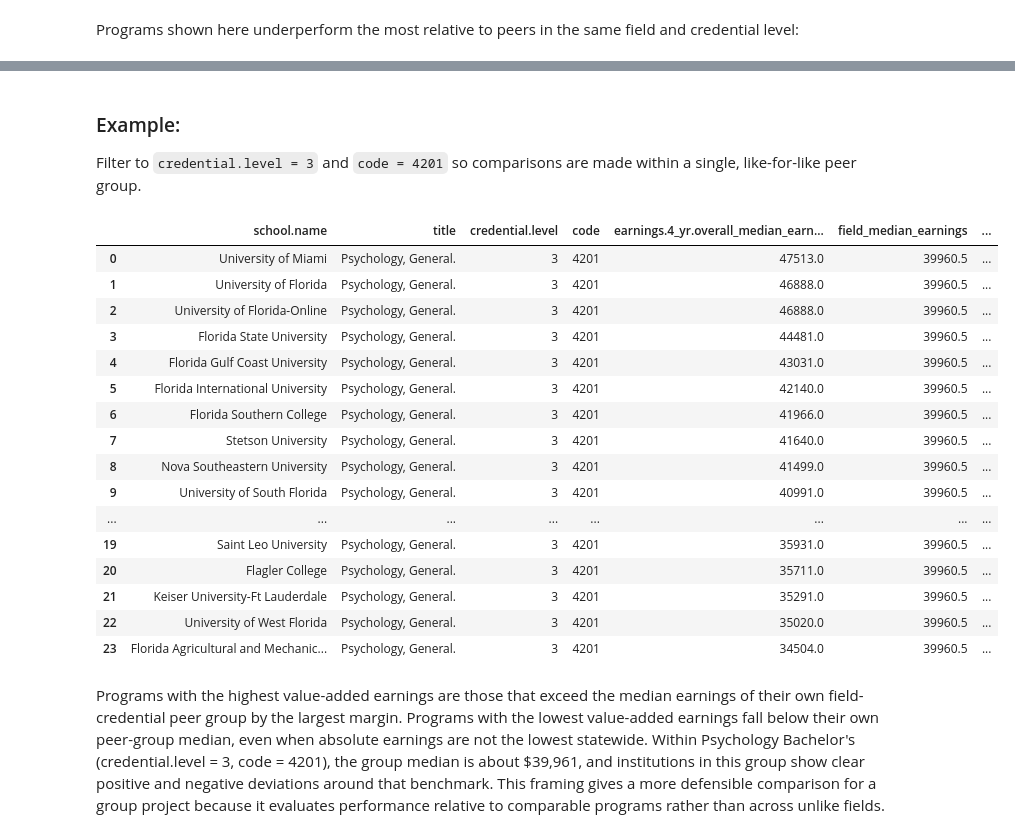
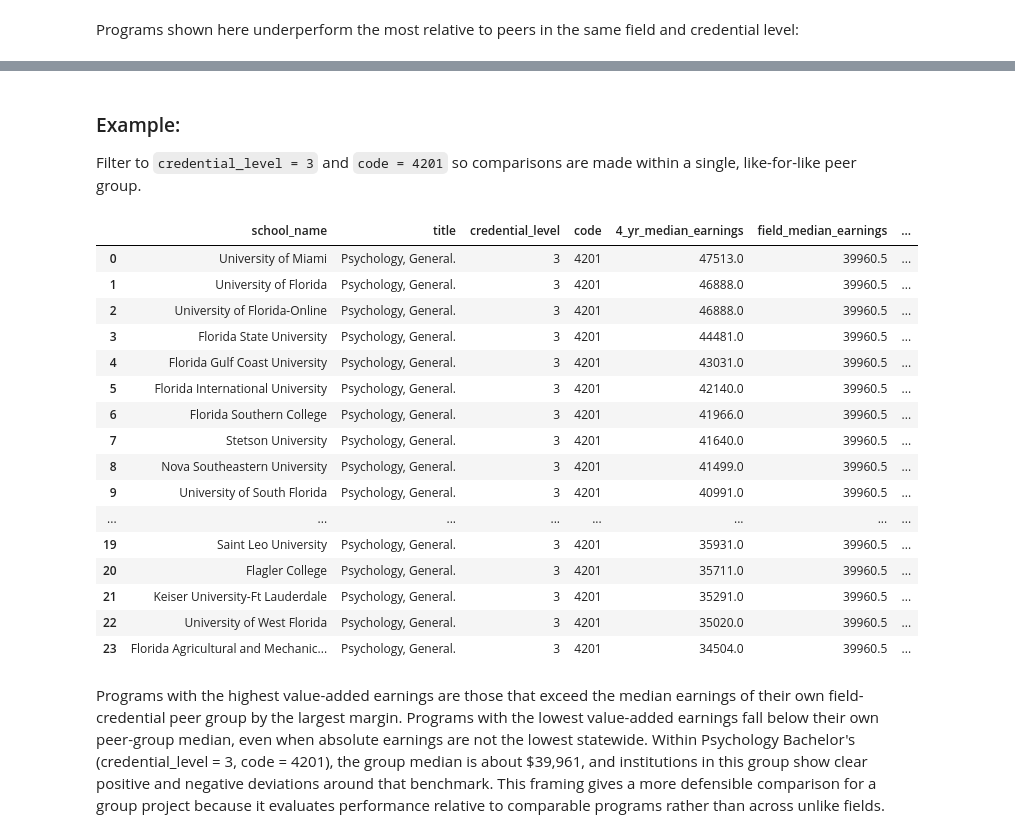
Before and after one commit to sebastianhonorat-dev/CAP_3764_2026_Spring_Team_6, a Jupyter notebook: notebooks/eda_outcomes_debt_earnings.ipynb, the cells around one changed output, grey strips where cells are left out. Cells and saved outputs as stored; diff of their text form; code cells hidden in the pictures.

```diff
--- a/notebooks/eda_outcomes_debt_earnings.ipynb
+++ b/notebooks/eda_outcomes_debt_earnings.ipynb
@@ -179,8 +179,8 @@ The median program requires about 5.4% of earnings to service debt. However, the
 Is financial stress concentrated in specific credential levels or institutional types?
 # %%
 dfx["earnings_to_debt_ratio"] = (
-    dfx["earnings.4_yr.overall_median_earnings"] /
-    dfx["debt.staff_grad_plus.all.eval_inst.median"]
+    dfx["4_yr_median_earnings"] /
+    dfx["debt_median"]
 )
 
 fltop10 = dfx.sort_values("earnings_to_debt_ratio", ascending=False)["title"].head(10)
@@ -260,9 +245,9 @@ Group by `credential.level` and `code`, then compute median earnings, median deb
 # %%
 field_baseline = (
- dfx.groupby(["credential.level", "code"], as_index=False)
+ dfx.groupby(["credential_level", "code"], as_index=False)
  .agg(
- field_median_earnings=("earnings.4_yr.overall_median_earnings", "median"),
- field_median_debt=("debt.staff_grad_plus.all.eval_inst.median", "median"),
+ field_median_earnings=("4_yr_median_earnings", "median"),
+ field_median_debt=("debt_median", "median"),
  field_program_count=("title", "size")
  )
 )
@@ -281,13 +266,13 @@ The `many_to_one` validation enforces one baseline per `(credential.level, code)
 # %%
 dfx = dfx.merge(
  field_baseline,
- on=["credential.level", "code"],
+ on=["credential_level", "code"],
  how="left",
  validate="many_to_one"
 )
 
-assert len(dfx) == len(df.loc[df["earnings.4_yr.working_not_enrolled.overall_count"] >= 25]), "Row count changed after merge"
+assert len(dfx) == len(df.loc[df["4_yr_working_count"] >= 25]), "Row count changed after merge"
 assert dfx[["field_median_earnings", "field_median_debt", "field_program_count"]].notna().all().all(), "Some baseline values are missing after merge"
 
-dfx[["credential.level", "code", "field_median_earnings", "field_median_debt", "field_program_count"]].head()
+dfx[["credential_level", "code", "field_median_earnings", "field_median_debt", "field_program_count"]].head()
 # %% [output]
@@ -302,15 +287,15 @@ dfx[["credential.level", "code", "field_median_earnings", "field_median_debt", "
 Compute `value_added_earnings = program earnings - field median earnings`, then build reusable ranking columns and top/bottom tables.
 # %%
 dfx["value_added_earnings"] = (
- dfx["earnings.4_yr.overall_median_earnings"] - dfx["field_median_earnings"]
+ dfx["4_yr_median_earnings"] - dfx["field_median_earnings"]
 )
 
 ranking_cols = [
- "school.name",
+ "school_name",
  "title",
- "credential.level",
+ "credential_level",
  "code",
- "earnings.4_yr.overall_median_earnings",
+ "4_yr_median_earnings",
  "field_median_earnings",
  "value_added_earnings",
  "field_program_count",
@@ -355,17 +340,17 @@ bottom10_value_added_earnings
 # %% [markdown]
 ### Example:
 
-Filter to `credential.level = 3` and `code = 4201` so comparisons are made within a single, like-for-like peer group.
+Filter to `credential_level = 3` and `code = 4201` so comparisons are made within a single, like-for-like peer group.
 # %%
 psych_bachelors = (
- dfx.loc[(dfx["credential.level"] == 3) & (dfx["code"].astype(str) == "4201"), ranking_cols]
+ dfx.loc[(dfx["credential_level"] == 3) & (dfx["code"].astype(str) == "4201"), ranking_cols]
  .sort_values("value_added_earnings", ascending=False)
  .reset_index(drop=True)
 )
 
 psych_bachelors
 # %% [output]
-|  | school.name | title | credential.level | code | earnings.4_yr.overall_median_earn... | field_median_earnings | ... |
+|  | school_name | title | credential_level | code | 4_yr_median_earnings | field_median_earnings | ... |
 | 0 | University of Miami | Psychology, General. | 3 | 4201 | 47513.0 | 39960.5 | ... |
 | 1 | University of Florida | Psychology, General. | 3 | 4201 | 46888.0 | 39960.5 | ... |
 | 2 | University of Florida-Online | Psychology, General. | 3 | 4201 | 46888.0 | 39960.5 | ... |
@@ -385,5 +370,5 @@ psych_bachelors
 # %% [markdown]
 Programs with the highest value-added earnings are those that exceed the median earnings of their own field-credential peer group by the largest margin.
 Programs with the lowest value-added earnings fall below their own peer-group median, even when absolute earnings are not the lowest statewide.
-Within Psychology Bachelor's (credential.level = 3, code = 4201), the group median is about $39,961, and institutions in this group show clear positive and negative deviations around that benchmark.
+Within Psychology Bachelor's (credential_level = 3, code = 4201), the group median is about $39,961, and institutions in this group show clear positive and negative deviations around that benchmark.
 This framing gives a more defensible comparison for a group project because it evaluates performance relative to comparable programs rather than across unlike fields.
```
Also changed, not shown: parts of 24 cells of this notebook.
